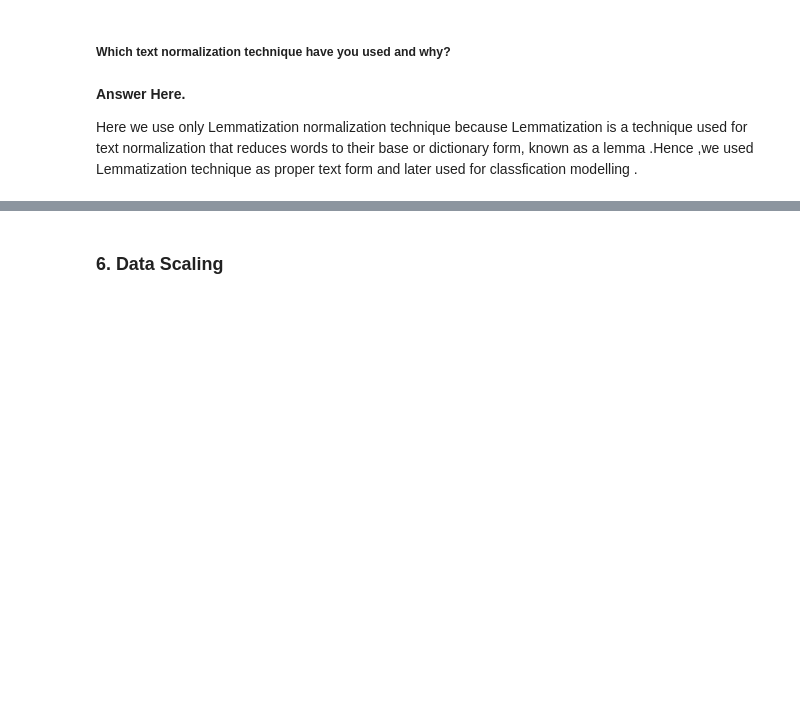
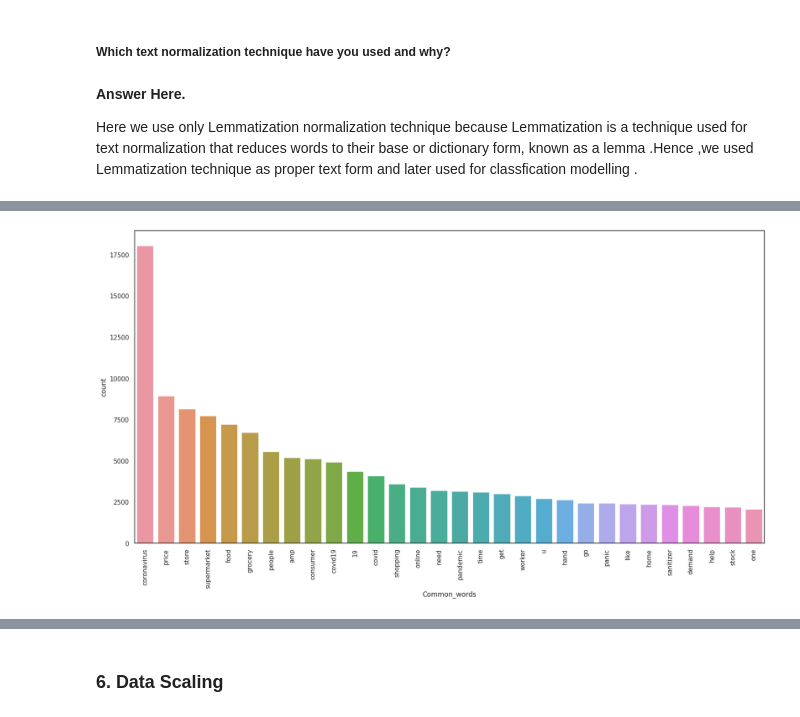
Before and after one commit to MansiKaushik123/Tweets_Sentiment_Analysis-Classification, a Jupyter notebook: Tweets_Sentiment_Analysis_Classification.ipynb, the cells around one changed output, grey strips where cells are left out. Cells and saved outputs as stored; diff of their text form; code cells hidden in the pictures; blank space fills up the shorter version.

```diff
--- a/Tweets_Sentiment_Analysis_Classification.ipynb
+++ b/Tweets_Sentiment_Analysis_Classification.ipynb
@@ -265,6 +333,6 @@ ax.set_ylabel('count', fontsize=20)
 # %%
 #replacing values
-replace_values = {"Sentiment":{'Extremly Negative':'Negative','Extremly Positive':'Positive'}}
+replace_values = {"Sentiment":{'Extremely Negative':'Negative', 'Extremely Positive':'Positive'}}
 tweet = tweet.replace(replace_values)
 # %%
 sentiment_count1 = tweet['Sentiment'].value_counts().reset_index()
@@ -510,5 +706,5 @@ tweet.head()
 # %%
 #Add a new column  to the tweet table named 'temp_list'.
-tweet['temp_list'] = tweet['Clean_Tweets'].apply(lambda x:str(x).split())
+tweet['temp_list'] = tweet['Clean_tweets'].apply(lambda x:str(x).split())
 # %%
 tweet['temp_list']
@@ -550,0 +724,15 @@ Answer Here.
+# %%
+from collections import Counter
+import pandas as pd
+
+#Make a single list containing all the words from the list inside another list.
+word_list = [word for sublist in tweet['temp_list'] for word in sublist]
+
+# Count how often each word appears and save it in a Counter container.
+word_counts = Counter(word_list)
+
+# Make a table with the 30 most frequently used words.
+top_words = pd.DataFrame(word_counts.most_common(30), columns=['Common_words', 'count'])
+
+# Add a colorful blend to the table's background to make it easier to see and understand.
+styled_top_words = top_words.style.background_gradient(cmap='Reds')
@@ -550,0 +841,12 @@ Answer Here.
+# %%
+# Import the `Counter` class from the `collections` module
+from collections import Counter
+plt.figure(figsize=(20,10))
+# Import the `seaborn` library for creating data visualizations
+sns.barplot(x='Common_words',y='count',data=top_words)
+# Set the x-axis labels to be vertical
+plt.xticks(rotation='vertical')
+# Show the plot
+plt.show()
+# %% [output]
+[figure, added]
```
Also changed, not shown: parts of 227 cells of this notebook.
